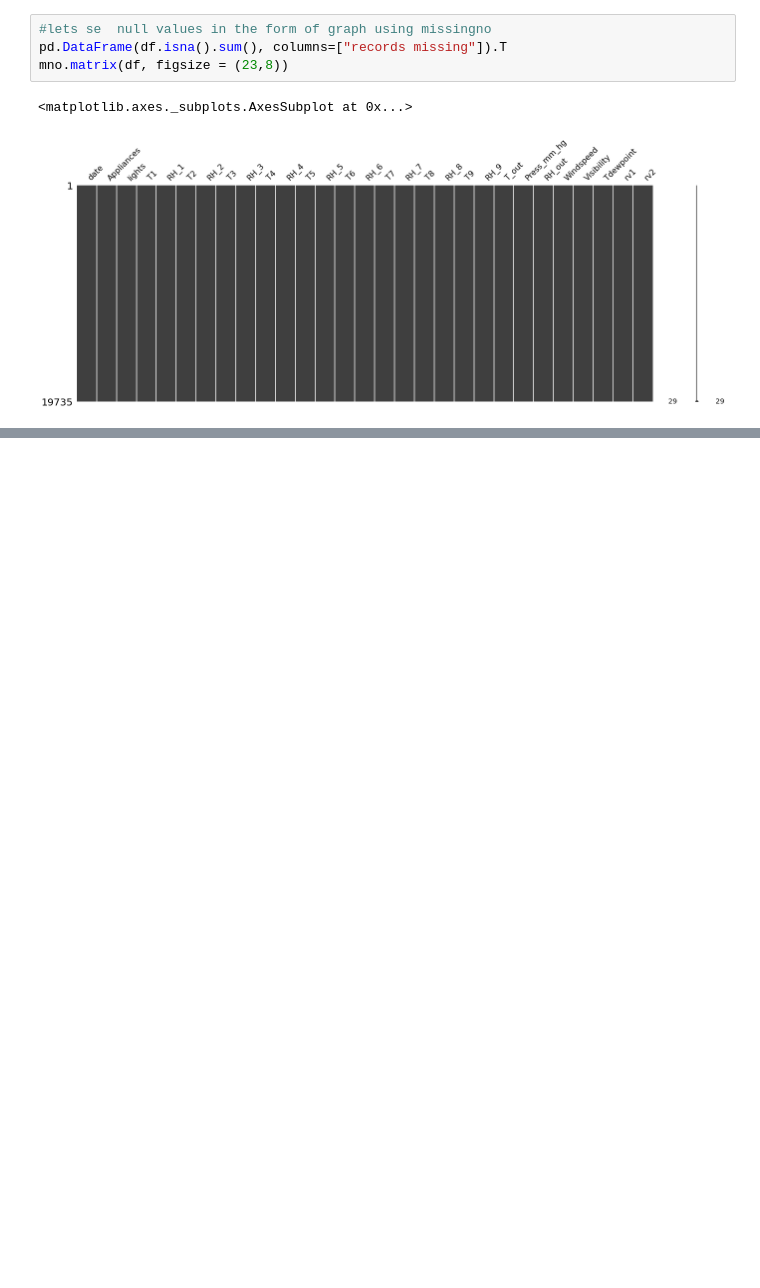
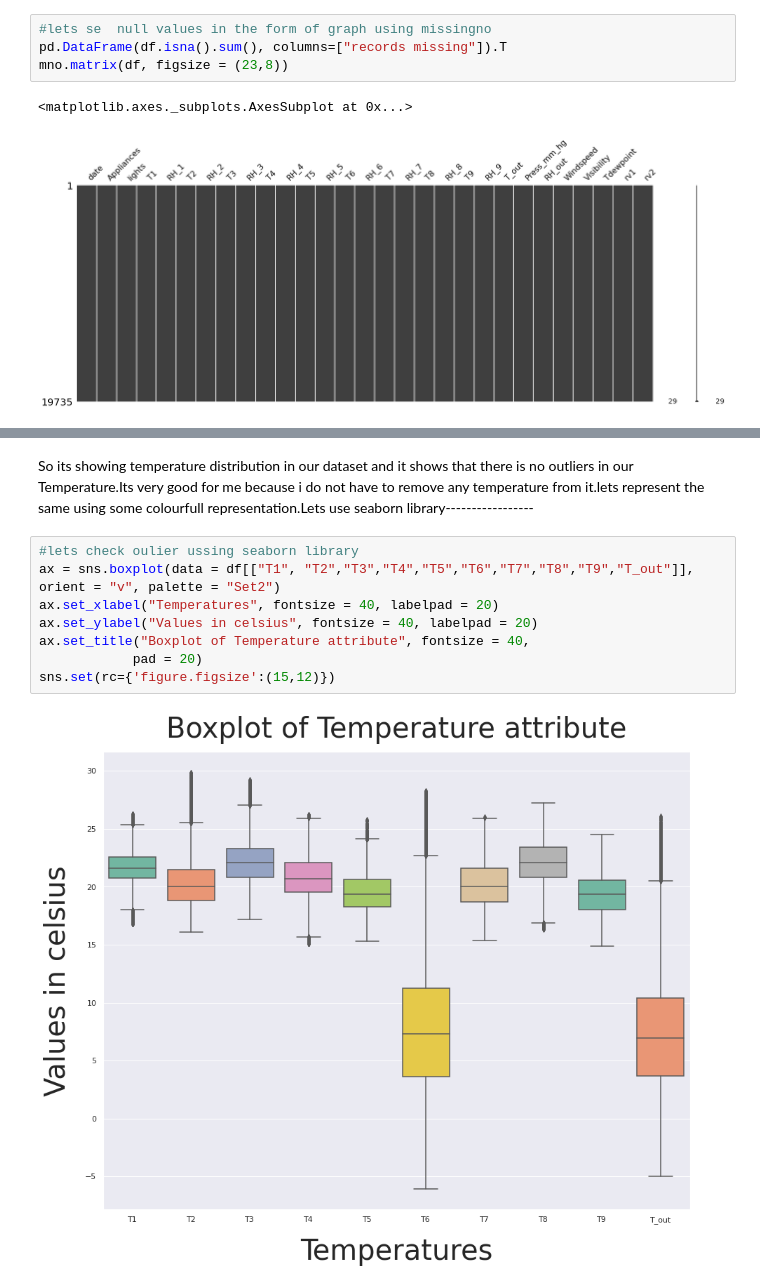
Before and after one commit to Shailendra114/Appliances-Energy-Prediction, a Jupyter notebook: Appliances_Energy_Prediction(Machine_Learnng_Capstone_Project).ipynb, the cells around one changed output, grey strips where cells are left out. Saved outputs shown, nothing was run; the diff lists cells and outputs as text; blank space fills up the shorter version.

Commit message:
Finding outliers using seaborn library

```diff
--- a/Appliances_Energy_Prediction(Machine_Learnng_Capstone_Project).ipynb
+++ b/Appliances_Energy_Prediction(Machine_Learnng_Capstone_Project).ipynb
@@ -262,0 +263,12 @@ df.boxplot('T1')
+# %% [markdown]
+So its showing temperature distribution in our dataset and it shows that there is no outliers in our Temperature.Its very good for me because i do not have to remove any temperature from it.lets represent the same using some colourfull representation.Lets use seaborn library-----------------
+# %%
+#lets check oulier ussing seaborn library
+ax = sns.boxplot(data = df[["T1", "T2","T3","T4","T5","T6","T7","T8","T9","T_out"]], orient = "v", palette = "Set2")
+ax.set_xlabel("Temperatures", fontsize = 40, labelpad = 20)
+ax.set_ylabel("Values in celsius", fontsize = 40, labelpad = 20)
+ax.set_title("Boxplot of Temperature attribute", fontsize = 40,
+            pad = 20)
+sns.set(rc={'figure.figsize':(15,12)})
+# %% [output]
+[figure, added]
```
Also changed, not shown: parts of 5 cells of this notebook.
